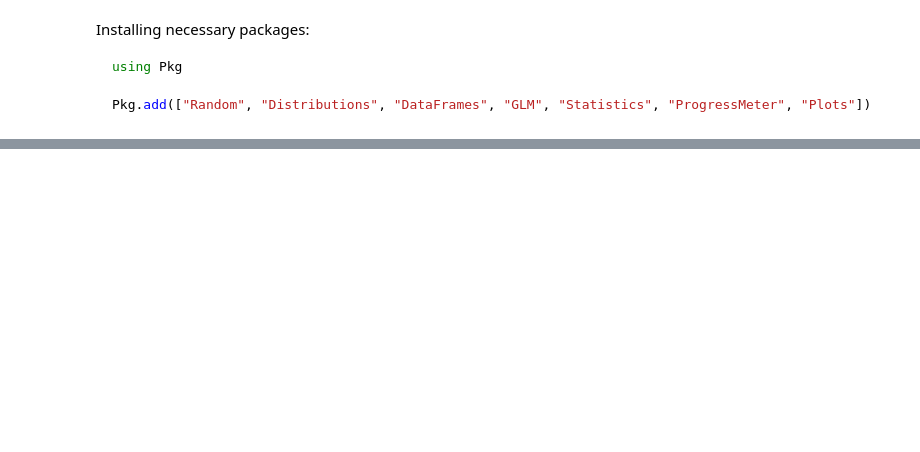
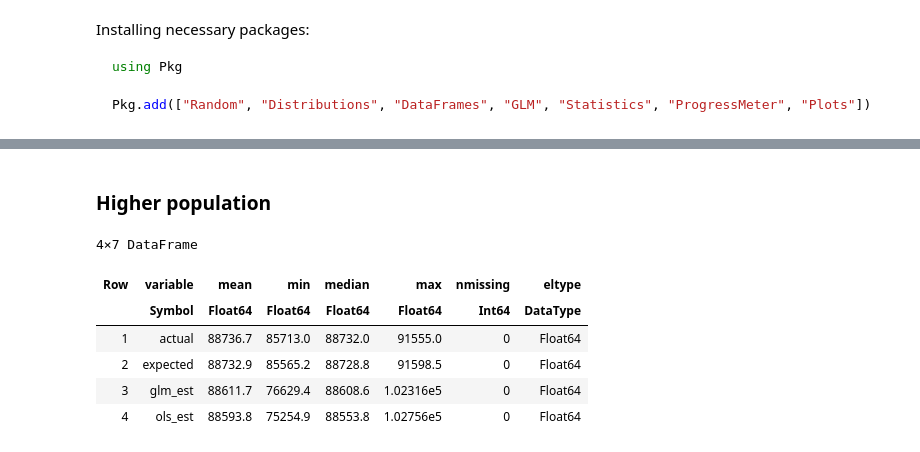
Before and after one commit to ncn-foreigners/Estimation-of-the-number-of-irregular-foreigners, a Jupyter notebook: original_model_sim.ipynb, the cells around one changed output, grey strips where cells are left out. Cells and saved outputs as stored; diff of their text form; code cells hidden in the pictures; blank space fills up the shorter version.

```diff
--- a/original_model_sim.ipynb
+++ b/original_model_sim.ipynb
@@ -95,2 +94,54 @@ DataFrame(
 # %%
 CSV.write(pwd() * "/data_raw/init_res.csv", df_res);
+# %% [markdown]
+### Higher population
+# %%
+α = 1.18
+β = .4
+Q = 7 # Liczba państw
+nsims = 10000
+
+N_distr = Poisson(30000)
+M_distr = (N, α) -> Poisson.(N .^ α)
+p_distr = Uniform(.1,.75)
+
+res = Vector{Any}(missing, nsims)
+
+prog = Progress(nsims, "Simulation progress ...")
+
+Threads.@threads for k in 1:nsims
+    N = reduce(vcat, rand.(Binomial.(rand(N_distr, Q), .1), 1))
+    M = reduce(vcat, rand.(M_distr(N, α), 1))
+    p = rand(p_distr, Q)
+
+    m = reduce(vcat, rand.(Poisson.(M .* p), 1))
+    n = reduce(vcat, rand.(Binomial.(N, p), 1))
+
+    df1 = DataFrame(
+        y = m,
+        x1 = log.(N),
+        x2 = log.(n ./ N)
+    )
+
+    mm = glm(@formula(y ~ x1 + x2 + 0), df1, Poisson(), LogLink())
+    α̂₁, β̂₁ = coef(mm)
+
+    ols = lm(@formula(log(y) ~ x1 + x2 + 0), df1)
+    α̂₂, β̂₂ = coef(ols)
+
+    res[k] = [sum(M) sum(N .^ α) sum(N .^ α̂₁) sum(N .^ α̂₂)]
+    #push!(res, [sum(M) sum(N .^ α) sum(N .^ α̂₁) sum(N .^ α̂₂)])
+    next!(prog)
+end # end for
+
+df_res = DataFrame(reduce(vcat, [res[i] for i in 1:length(res) if isassigned(res, i)]), ["actual", "expected", "glm_est", "ols_est"])
+
+describe(df_res)
+# %% [output]
+4×7 DataFrame
+| Row | variable | mean | min | median | max | nmissing | eltype |
+|  | Symbol | Float64 | Float64 | Float64 | Float64 | Int64 | DataType |
+| 1 | actual | 88736.7 | 85713.0 | 88732.0 | 91555.0 | 0 | Float64 |
+| 2 | expected | 88732.9 | 85565.2 | 88728.8 | 91598.5 | 0 | Float64 |
+| 3 | glm_est | 88611.7 | 76629.4 | 88608.6 | 1.02316e5 | 0 | Float64 |
+| 4 | ols_est | 88593.8 | 75254.9 | 88553.8 | 1.02756e5 | 0 | Float64 |
```
Also changed, not shown: parts of 6 cells of this notebook, 3 other files.
